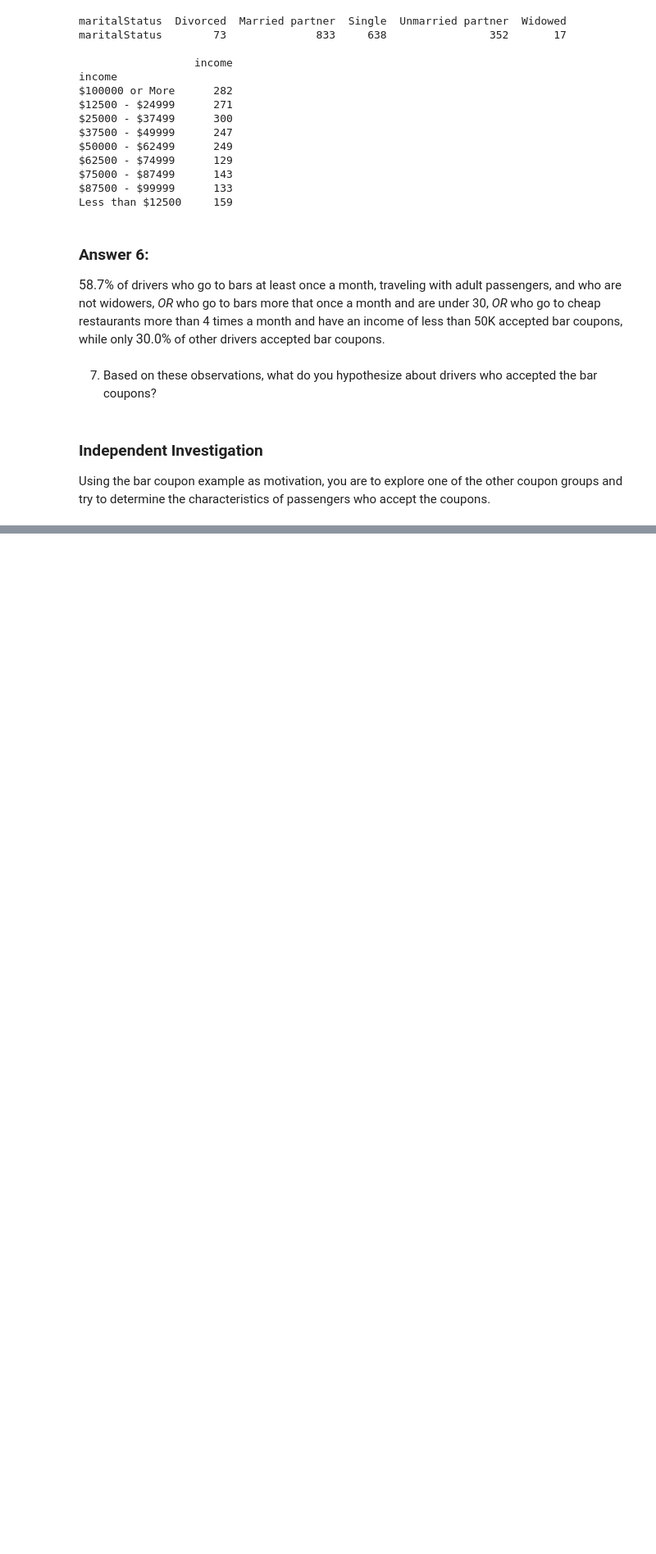
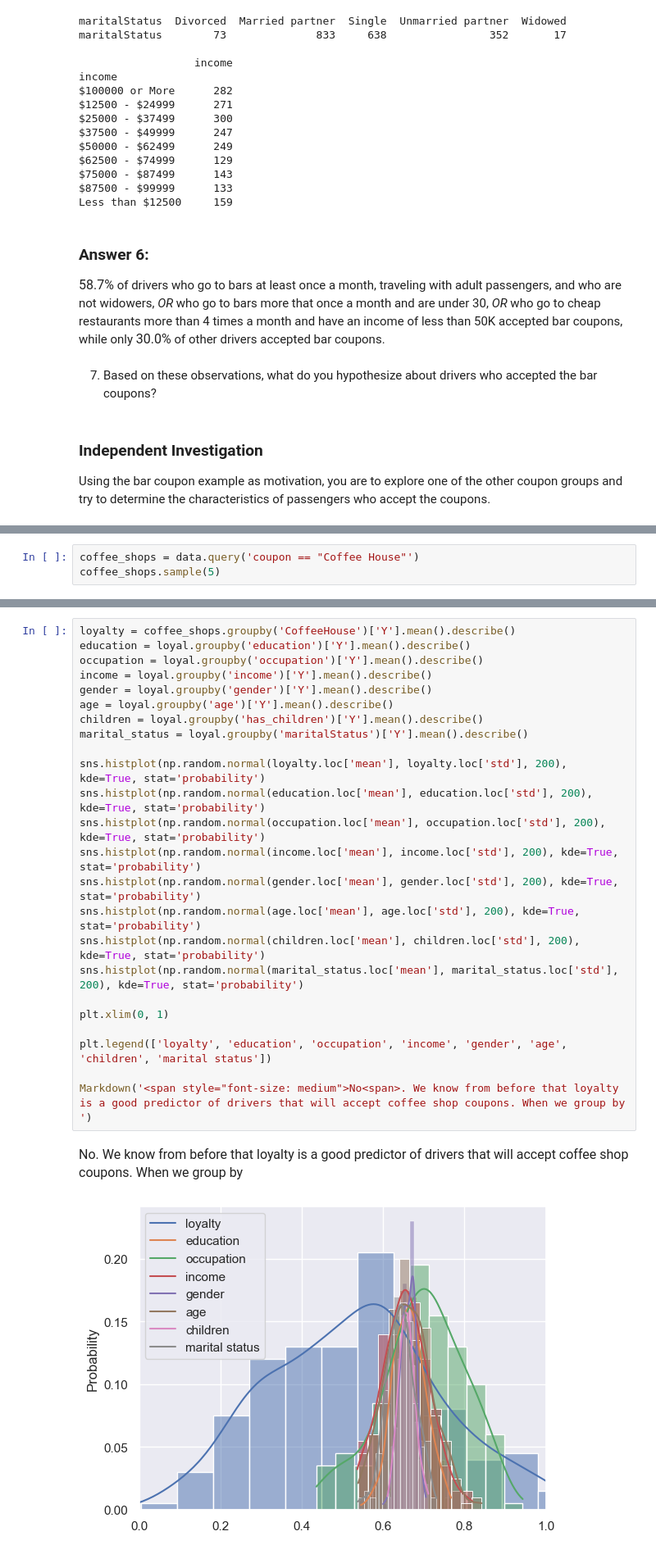
Before and after one commit to pasmith/ucb-mlai-mod-5, a Jupyter notebook: prompt.ipynb, the cells around one changed output, grey strips where cells are left out. Shown: that part at 82% size. Drawn from its saved outputs; the diff is of its cells as text; blank space fills up the shorter version.

```diff
--- a/prompt.ipynb
+++ b/prompt.ipynb
@@ -478,0 +537,3 @@ Using the bar coupon example as motivation, you are to explore one of the other
+# %%
+coffee_shops = data.query('coupon == "Coffee House"')
+coffee_shops.sample(5)
@@ -478,0 +611,27 @@ Using the bar coupon example as motivation, you are to explore one of the other
+# %%
+loyalty = coffee_shops.groupby('CoffeeHouse')['Y'].mean().describe()
+education = loyal.groupby('education')['Y'].mean().describe()
+occupation = loyal.groupby('occupation')['Y'].mean().describe()
+income = loyal.groupby('income')['Y'].mean().describe()
+gender = loyal.groupby('gender')['Y'].mean().describe()
+age = loyal.groupby('age')['Y'].mean().describe()
+children = loyal.groupby('has_children')['Y'].mean().describe()
+marital_status = loyal.groupby('maritalStatus')['Y'].mean().describe()
+
+sns.histplot(np.random.normal(loyalty.loc['mean'], loyalty.loc['std'], 200), kde=True, stat='probability')
+sns.histplot(np.random.normal(education.loc['mean'], education.loc['std'], 200), kde=True, stat='probability')
+sns.histplot(np.random.normal(occupation.loc['mean'], occupation.loc['std'], 200), kde=True, stat='probability')
+sns.histplot(np.random.normal(income.loc['mean'], income.loc['std'], 200), kde=True, stat='probability')
+sns.histplot(np.random.normal(gender.loc['mean'], gender.loc['std'], 200), kde=True, stat='probability')
+sns.histplot(np.random.normal(age.loc['mean'], age.loc['std'], 200), kde=True, stat='probability')
+sns.histplot(np.random.normal(children.loc['mean'], children.loc['std'], 200), kde=True, stat='probability')
+sns.histplot(np.random.normal(marital_status.loc['mean'], marital_status.loc['std'], 200), kde=True, stat='probability')
+
+plt.xlim(0, 1)
+
+plt.legend(['loyalty', 'education', 'occupation', 'income', 'gender', 'age', 'children', 'marital status'])
+
+Markdown('<span style="font-size: medium">No<span>. We know from before that loyalty is a good predictor of drivers that will accept coffee shop coupons. When we group by ')
+# %% [output]
+<span style="font-size: medium">No<span>. We know from before that loyalty is a good predictor of drivers that will accept coffee shop coupons. When we group by
+[figure, added]
```
Also changed, not shown: parts of 15 cells of this notebook.
